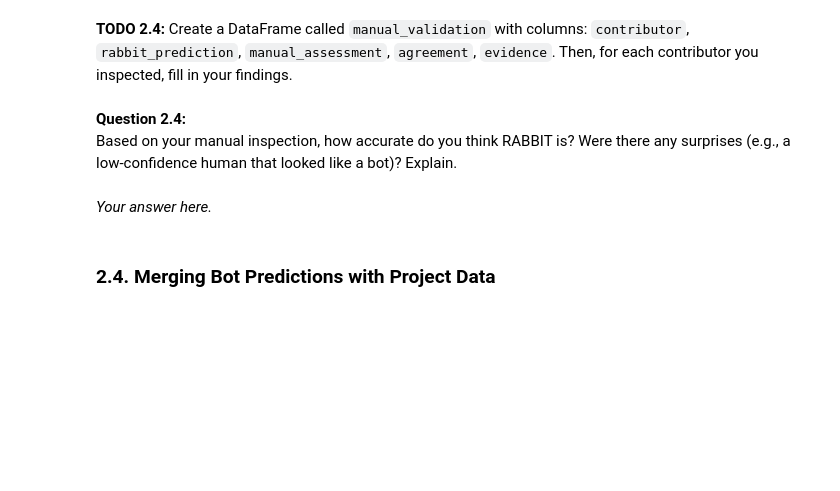
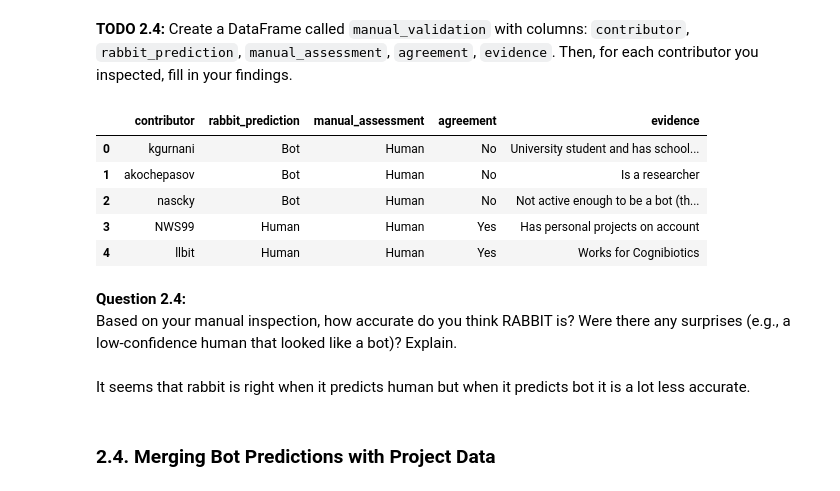
Before and after one commit to LeoMoulin/Software-Evolution-Practical-Bots, a Jupyter notebook: Bots-Template.ipynb, the cells around one changed output. Cells and saved outputs as stored; diff of their text form; code cells hidden in the pictures; blank space fills up the shorter version.

```diff
--- a/Bots-Template.ipynb
+++ b/Bots-Template.ipynb
@@ -826,18 +901,30 @@ for _, row in low_conf_samples.iterrows():
 # %%
 # TODO: Create and fill the manual validation DataFrame
 manual_validation = pd.DataFrame(columns=[
     'contributor', 'rabbit_prediction', 'manual_assessment', 'agreement', 'evidence'
 ])
 
 # Example (you will replace with actual data):
 # manual_validation.loc[0] = ['dependabot[bot]', 'Bot', 'Bot', 'Yes', 'Username ends with [bot], auto comments on PRs']
+manual_validation.loc[0] = ['kgurnani', 'Bot', 'Human', 'No', 'University student and has school projects and master thesis on his page']
+manual_validation.loc[1] = ['akochepasov', 'Bot', 'Human', 'No', 'Is a researcher']
+manual_validation.loc[2] = ['nascky', 'Bot', 'Human', 'No', 'Not active enough to be a bot (this user does nothing)']
+manual_validation.loc[3] = ['NWS99', 'Human', 'Human', 'Yes', 'Has personal projects on account']
+manual_validation.loc[4] = ['llbit', 'Human', 'Human', 'Yes', 'Works for Cognibiotics']
 
 display(manual_validation)
+# %% [output]
+|  | contributor | rabbit_prediction | manual_assessment | agreement | evidence |
+| 0 | kgurnani | Bot | Human | No | University student and has school... |
+| 1 | akochepasov | Bot | Human | No | Is a researcher |
+| 2 | nascky | Bot | Human | No | Not active enough to be a bot (th... |
+| 3 | NWS99 | Human | Human | Yes | Has personal projects on account |
+| 4 | llbit | Human | Human | Yes | Works for Cognibiotics |
 # %% [markdown]
 **Question 2.4:**
 Based on your manual inspection, how accurate do you think RABBIT is? Were there any surprises (e.g., a low‑confidence human that looked like a bot)? Explain.
 # %% [markdown]
-*Your answer here.*
+It seems that rabbit is right when it predicts human but when it predicts bot it is a lot less accurate.
 # %% [markdown]
 ###  2.4. Merging Bot Predictions with Project Data
 # %% [markdown]
```
Also changed, not shown: parts of 20 cells of this notebook, 1 other file.
